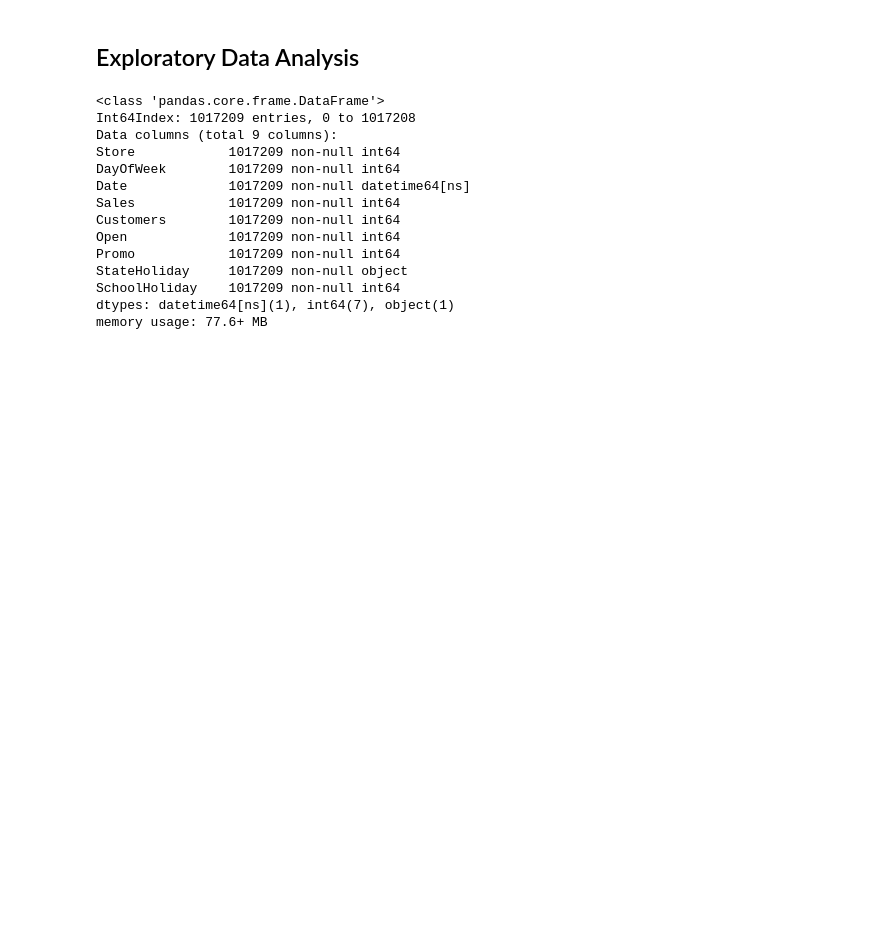
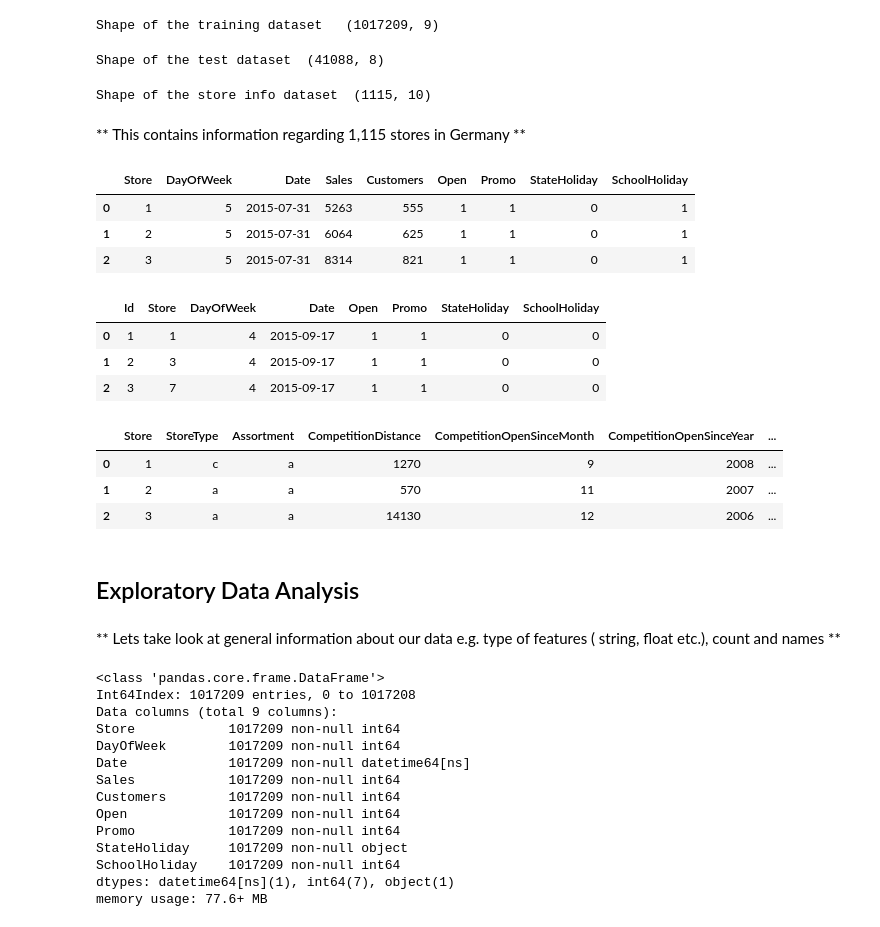
Before and after one commit to numb3r33/Kaggle-Competitions, a Jupyter notebook: Rossman-Stores-Sales/rossman_store_sales.ipynb, the cells around one changed output. Drawn from its saved outputs; the diff is of its cells as text; code cells hidden in the pictures; blank space fills up the shorter version.

```diff
--- a/Rossman-Stores-Sales/rossman_store_sales.ipynb
+++ b/Rossman-Stores-Sales/rossman_store_sales.ipynb
@@ -42,3 +46,44 @@ rossman_test_df['Date'] = pd.to_datetime(rossman_test_df.Date)
+# %%
+# shape of the training dataset
+print 'Shape of the training dataset  ', (train_df.shape)
+# %% [output]
+Shape of the training dataset   (1017209, 9)
+# %%
+# shape of the test dataset
+print 'Shape of the test dataset ', (test_df.shape)
+# %% [output]
+Shape of the test dataset  (41088, 8)
+# %%
+# shape of the store info dataset
+print 'Shape of the store info dataset ', (stores_df.shape)
+# %% [output]
+Shape of the store info dataset  (1115, 10)
+# %% [markdown]
+** This contains information regarding 1,115 stores in Germany **
+# %%
+# lets look at some of the examples for each of the dataset
+train_df.head(3)
+# %% [output]
+|  | Store | DayOfWeek | Date | Sales | Customers | Open | Promo | StateHoliday | SchoolHoliday |
+| 0 | 1 | 5 | 2015-07-31 | 5263 | 555 | 1 | 1 | 0 | 1 |
+| 1 | 2 | 5 | 2015-07-31 | 6064 | 625 | 1 | 1 | 0 | 1 |
+| 2 | 3 | 5 | 2015-07-31 | 8314 | 821 | 1 | 1 | 0 | 1 |
+# %%
+test_df.head(3)
+# %% [output]
+|  | Id | Store | DayOfWeek | Date | Open | Promo | StateHoliday | SchoolHoliday |
+| 0 | 1 | 1 | 4 | 2015-09-17 | 1 | 1 | 0 | 0 |
+| 1 | 2 | 3 | 4 | 2015-09-17 | 1 | 1 | 0 | 0 |
+| 2 | 3 | 7 | 4 | 2015-09-17 | 1 | 1 | 0 | 0 |
+# %%
+stores_df.head(3)
+# %% [output]
+|  | Store | StoreType | Assortment | CompetitionDistance | CompetitionOpenSinceMonth | CompetitionOpenSinceYear | ... |
+| 0 | 1 | c | a | 1270 | 9 | 2008 | ... |
+| 1 | 2 | a | a | 570 | 11 | 2007 | ... |
+| 2 | 3 | a | a | 14130 | 12 | 2006 | ... |
 # %% [markdown]
 ## Exploratory Data Analysis
+# %% [markdown]
+** Lets take look at general information about our data e.g. type of features ( string, float etc.), count and names **
 # %%
```
Also changed, not shown: parts of 36 cells of this notebook.
